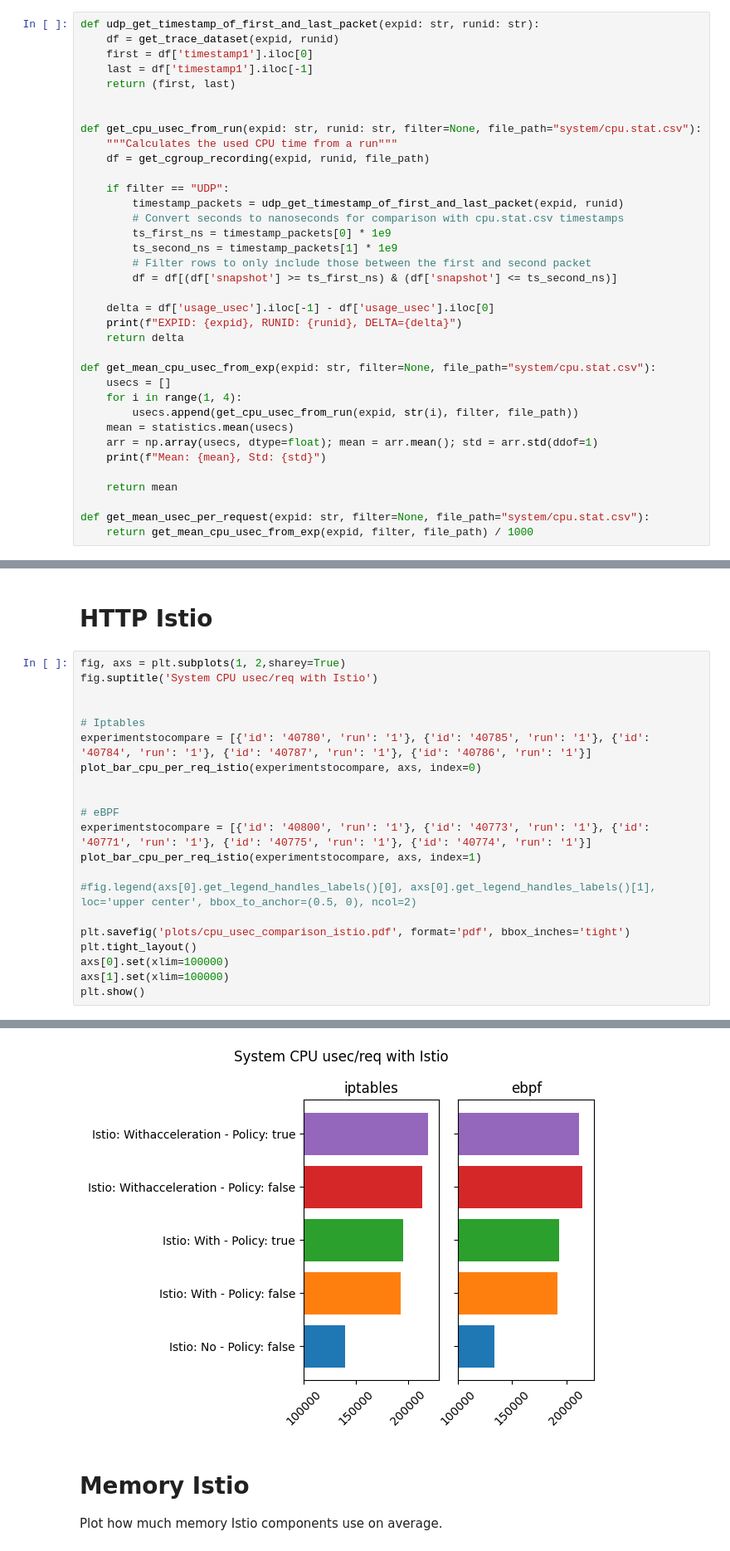
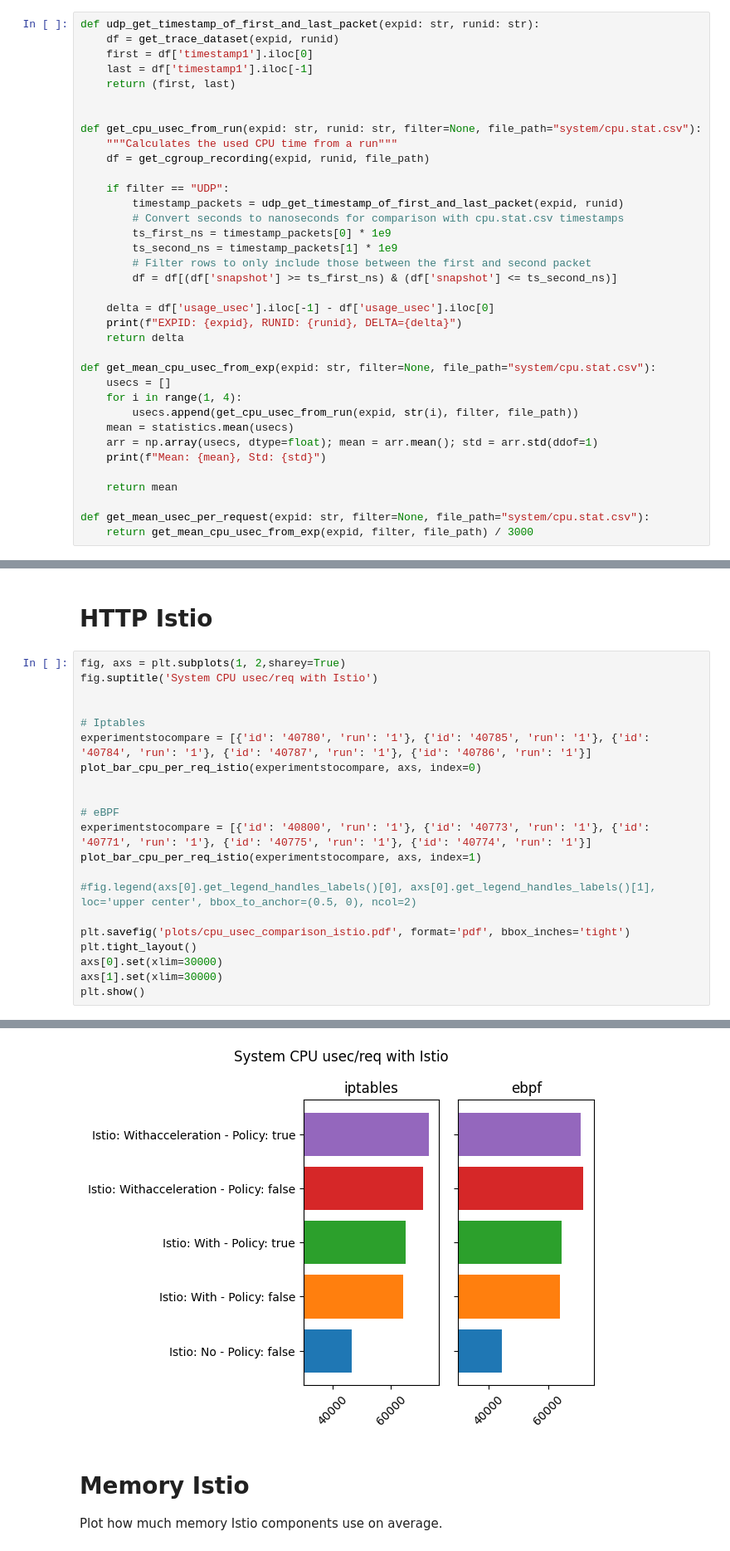
Before and after one commit to EmilZackrisson/thesis, a Jupyter notebook: Analysis/cgroup.ipynb, the cells around one changed output, grey strips where cells are left out. Shown at 83% size. Cells and saved outputs as stored; diff of their text form.

```diff
--- a/Analysis/cgroup.ipynb
+++ b/Analysis/cgroup.ipynb
@@ -92,7 +92,7 @@ def get_mean_cpu_usec_from_exp(expid: str, filter=None, file_path="system/cpu.st
     return mean
 
 def get_mean_usec_per_request(expid: str, filter=None, file_path="system/cpu.stat.csv"):
-    return get_mean_cpu_usec_from_exp(expid, filter, file_path) / 1000
+    return get_mean_cpu_usec_from_exp(expid, filter, file_path) / 3000
 # %%
 def get_mem_usage_from_run(expid: str, runid: str, file_path="system/meminfo.csv"):
     """Calculates mean used memory for a run from meminfo snapshots (MB)."""
@@ -261,36 +261,36 @@ experimentstocompare = [{'id': '40780', 'run': '1'}, {'id': '40785', 'run': '1'}
 plot_bar_cpu_per_req_istio(experimentstocompare, axs, index=0)
 
 
 # eBPF
 experimentstocompare = [{'id': '40800', 'run': '1'}, {'id': '40773', 'run': '1'}, {'id': '40771', 'run': '1'}, {'id': '40775', 'run': '1'}, {'id': '40774', 'run': '1'}]
 plot_bar_cpu_per_req_istio(experimentstocompare, axs, index=1)
 
 #fig.legend(axs[0].get_legend_handles_labels()[0], axs[0].get_legend_handles_labels()[1], loc='upper center', bbox_to_anchor=(0.5, 0), ncol=2)
 
 plt.savefig('plots/cpu_usec_comparison_istio.pdf', format='pdf', bbox_inches='tight')
 plt.tight_layout()
-axs[0].set(xlim=100000)
-axs[1].set(xlim=100000)
+axs[0].set(xlim=30000)
+axs[1].set(xlim=30000)
 plt.show()
 # %% [output]
 EXPID: 40780, RUNID: 1, DELTA=136546000
 EXPID: 40780, RUNID: 2, DELTA=141136000
 EXPID: 40780, RUNID: 3, DELTA=142049000
 Mean: 139910333.33333334, Std: 2949143.3219383103
 EXPID: 40785, RUNID: 1, DELTA=192739000
 EXPID: 40785, RUNID: 2, DELTA=195960000
 EXPID: 40785, RUNID: 3, DELTA=189857000
 Mean: 192852000.0, Std: 3053068.7840269827
 EXPID: 40784, RUNID: 1, DELTA=195185000
 EXPID: 40784, RUNID: 2, DELTA=195033000
 EXPID: 40784, RUNID: 3, DELTA=195599000
 Mean: 195272333.33333334, Std: 292932.301621609
 ... (24 lines left out)
 EXPID: 40774, RUNID: 1, DELTA=208584000
 EXPID: 40774, RUNID: 2, DELTA=215233000
 EXPID: 40774, RUNID: 3, DELTA=212589000
 Mean: 212135333.33333334, Std: 3347635.0358623825
-[figure, old version]
+[figure, new version]
 # %% [markdown]
 # Memory Istio
 
```
Also changed, not shown: parts of 3 cells of this notebook, 5 other files.
